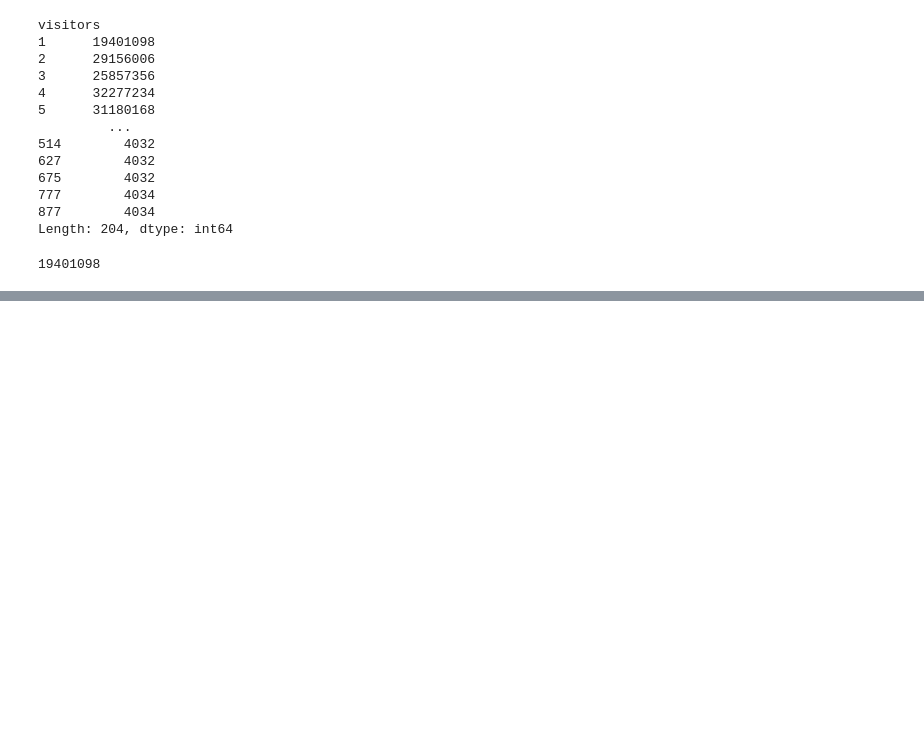
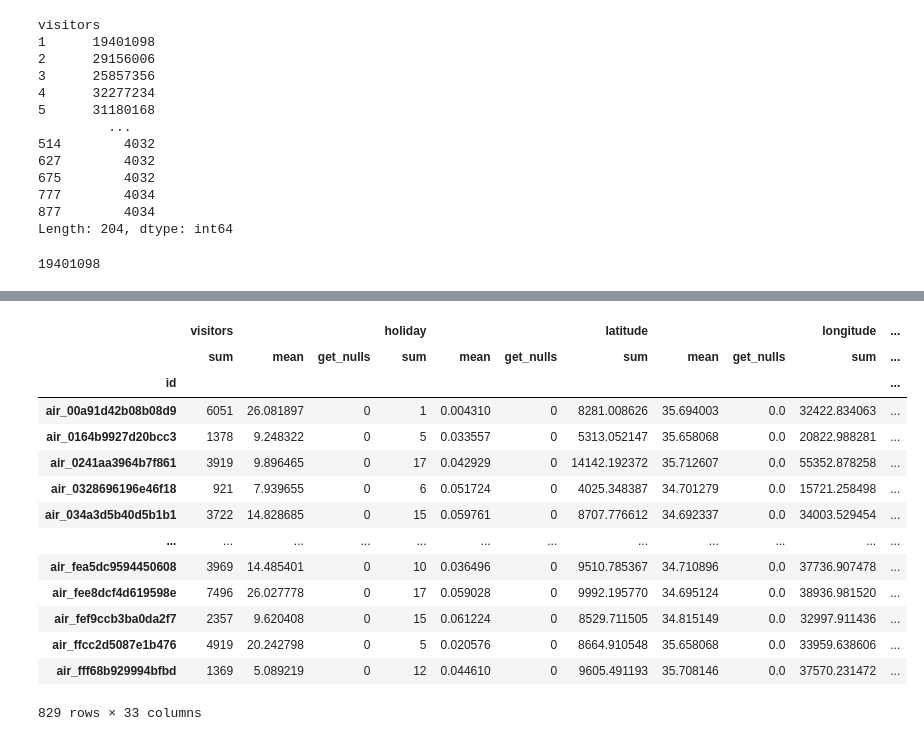
Before and after one commit to JonathanBechtel/dat-02-22, a Jupyter notebook: ClassMaterial/Unit2/Class8/Class 8 Notebook.ipynb, the cells around one changed output, grey strips where cells are left out. Drawn from its saved outputs; the diff is of its cells as text; code cells hidden in the pictures; blank space fills up the shorter version.

```diff
--- a/ClassMaterial/Unit2/Class8/Class 8 Notebook.ipynb
+++ b/ClassMaterial/Unit2/Class8/Class 8 Notebook.ipynb
@@ -269,0 +413,3 @@ Length: 204, dtype: int64
+# %%
+def get_nulls(x):
+    return x.isnull().sum().sum()
@@ -269,0 +432,18 @@ Length: 204, dtype: int64
+# %%
+df.groupby('id').agg(['sum', 'mean', get_nulls])
+# %% [output]
+|  | visitors |  |  | holiday |  |  | latitude |  |  | longitude | ... |
+|  | sum | mean | get_nulls | sum | mean | get_nulls | sum | mean | get_nulls | sum | ... |
+| id |  |  |  |  |  |  |  |  |  |  | ... |
+| air_00a91d42b08b08d9 | 6051 | 26.081897 | 0 | 1 | 0.004310 | 0 | 8281.008626 | 35.694003 | 0.0 | 32422.834063 | ... |
+| air_0164b9927d20bcc3 | 1378 | 9.248322 | 0 | 5 | 0.033557 | 0 | 5313.052147 | 35.658068 | 0.0 | 20822.988281 | ... |
+| air_0241aa3964b7f861 | 3919 | 9.896465 | 0 | 17 | 0.042929 | 0 | 14142.192372 | 35.712607 | 0.0 | 55352.878258 | ... |
+| air_0328696196e46f18 | 921 | 7.939655 | 0 | 6 | 0.051724 | 0 | 4025.348387 | 34.701279 | 0.0 | 15721.258498 | ... |
+| air_034a3d5b40d5b1b1 | 3722 | 14.828685 | 0 | 15 | 0.059761 | 0 | 8707.776612 | 34.692337 | 0.0 | 34003.529454 | ... |
+| ... | ... | ... | ... | ... | ... | ... | ... | ... | ... | ... | ... |
+| air_fea5dc9594450608 | 3969 | 14.485401 | 0 | 10 | 0.036496 | 0 | 9510.785367 | 34.710896 | 0.0 | 37736.907478 | ... |
+| air_fee8dcf4d619598e | 7496 | 26.027778 | 0 | 17 | 0.059028 | 0 | 9992.195770 | 34.695124 | 0.0 | 38936.981520 | ... |
+| air_fef9ccb3ba0da2f7 | 2357 | 9.620408 | 0 | 15 | 0.061224 | 0 | 8529.711505 | 34.815149 | 0.0 | 32997.911436 | ... |
+| air_ffcc2d5087e1b476 | 4919 | 20.242798 | 0 | 5 | 0.020576 | 0 | 8664.910548 | 35.658068 | 0.0 | 33959.638606 | ... |
+| air_fff68b929994bfbd | 1369 | 5.089219 | 0 | 12 | 0.044610 | 0 | 9605.491193 | 35.708146 | 0.0 | 37570.231472 | ... |
+829 rows × 33 columns
```
Also changed, not shown: parts of 21 cells of this notebook, 1 other file.
